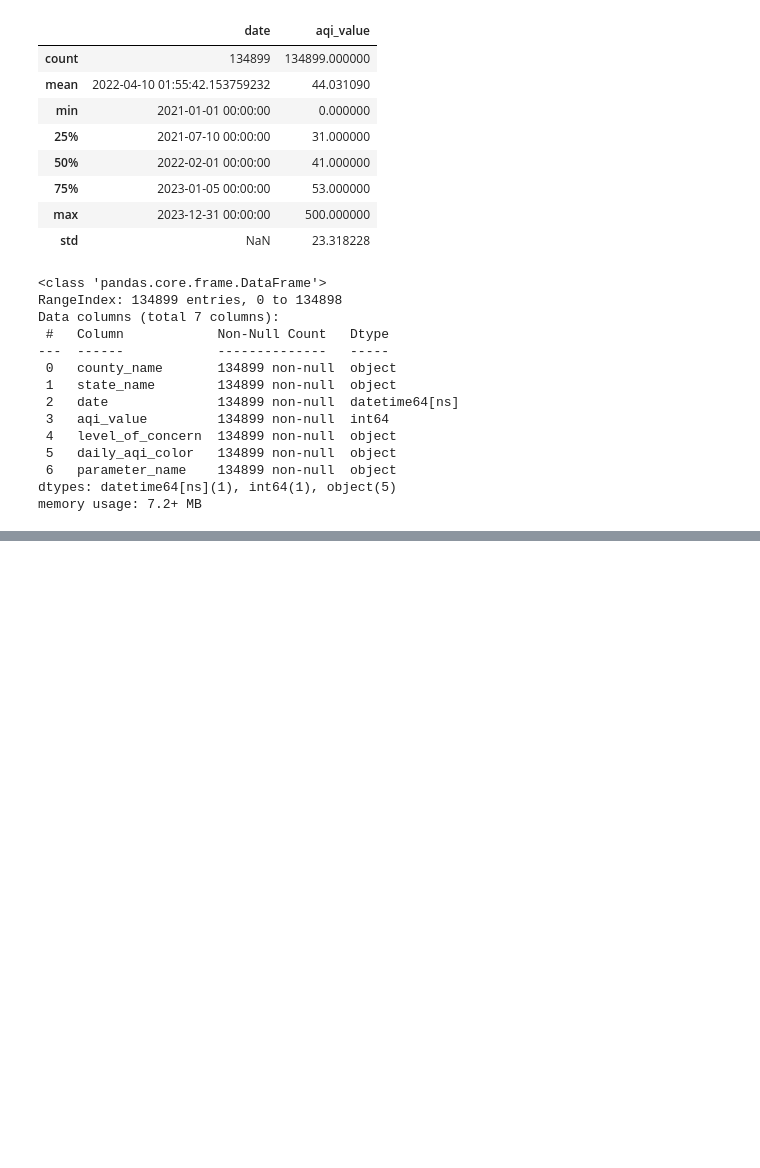
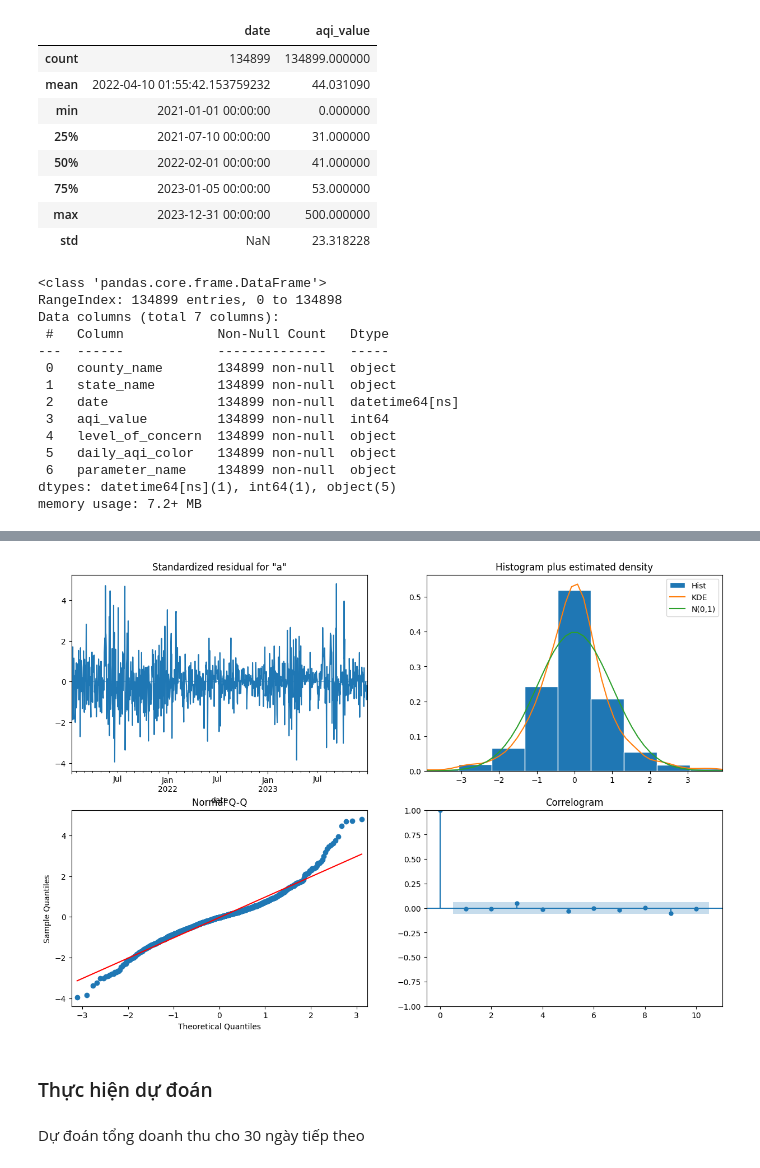
Before and after one commit to trieuvisaooo/US_AQI_Analysis, a Jupyter notebook: Mining/mining.ipynb, the cells around one changed output, grey strips where cells are left out. Cells and saved outputs as stored; diff of their text form; code cells hidden in the pictures; blank space fills up the shorter version.

```diff
--- a/Mining/mining.ipynb
+++ b/Mining/mining.ipynb
@@ -191,0 +346,5 @@ FigureCanvasAgg is non-interactive, and thus cannot be shown
+# %%
+mod = sm.tsa.statespace.SARIMAX(new_castle_grouped,
+                                order=(1, 1, 1),
+                                seasonal_order=(1, 1, 1, 12)) #model defintion
+results = mod.fit(disp=False) #model fitting
@@ -191,0 +373,9 @@ FigureCanvasAgg is non-interactive, and thus cannot be shown
+# %%
+results.plot_diagnostics(figsize=(15, 10))
+plt.show()
+# %% [output]
+[figure, added]
+# %% [markdown]
+### Thực hiện dự đoán
+# %% [markdown]
+Dự đoán tổng doanh thu cho 30 ngày tiếp theo
```
Also changed, not shown: parts of 43 cells of this notebook, 3 other files.
